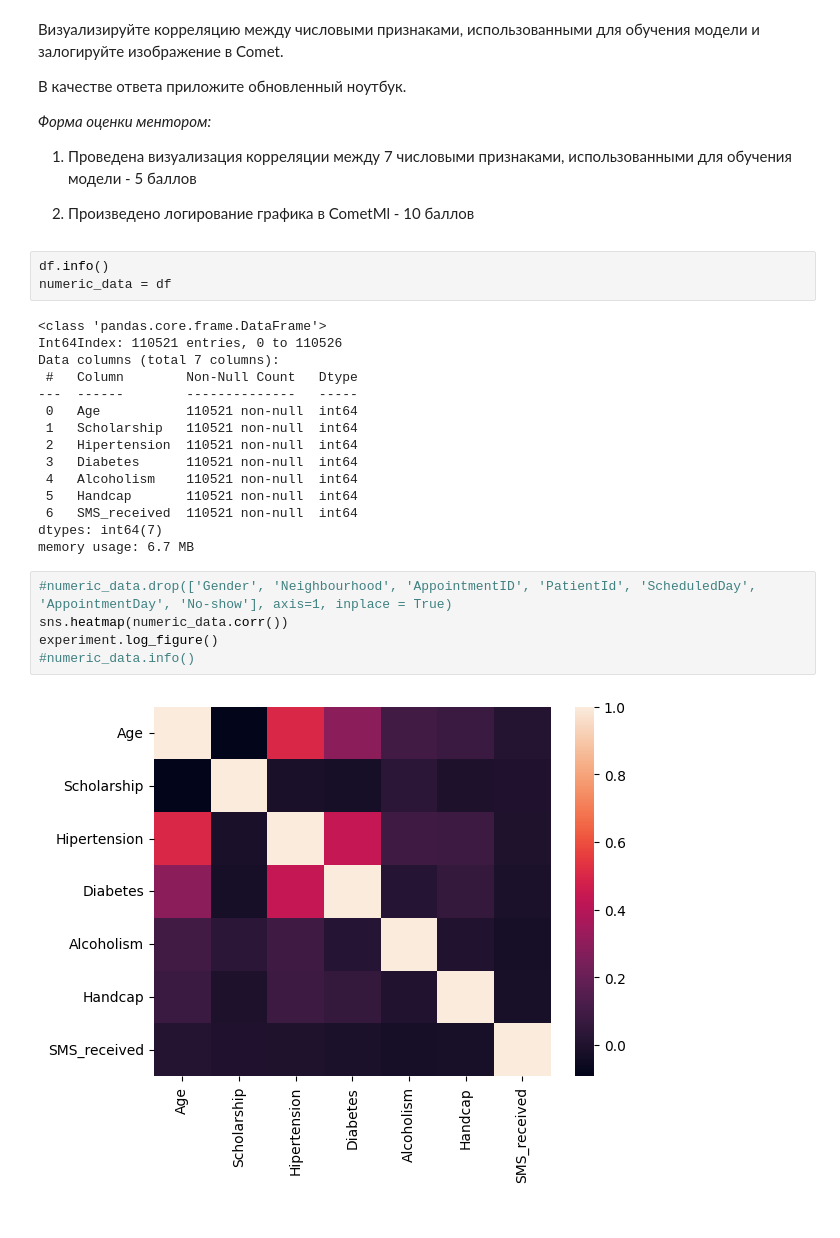
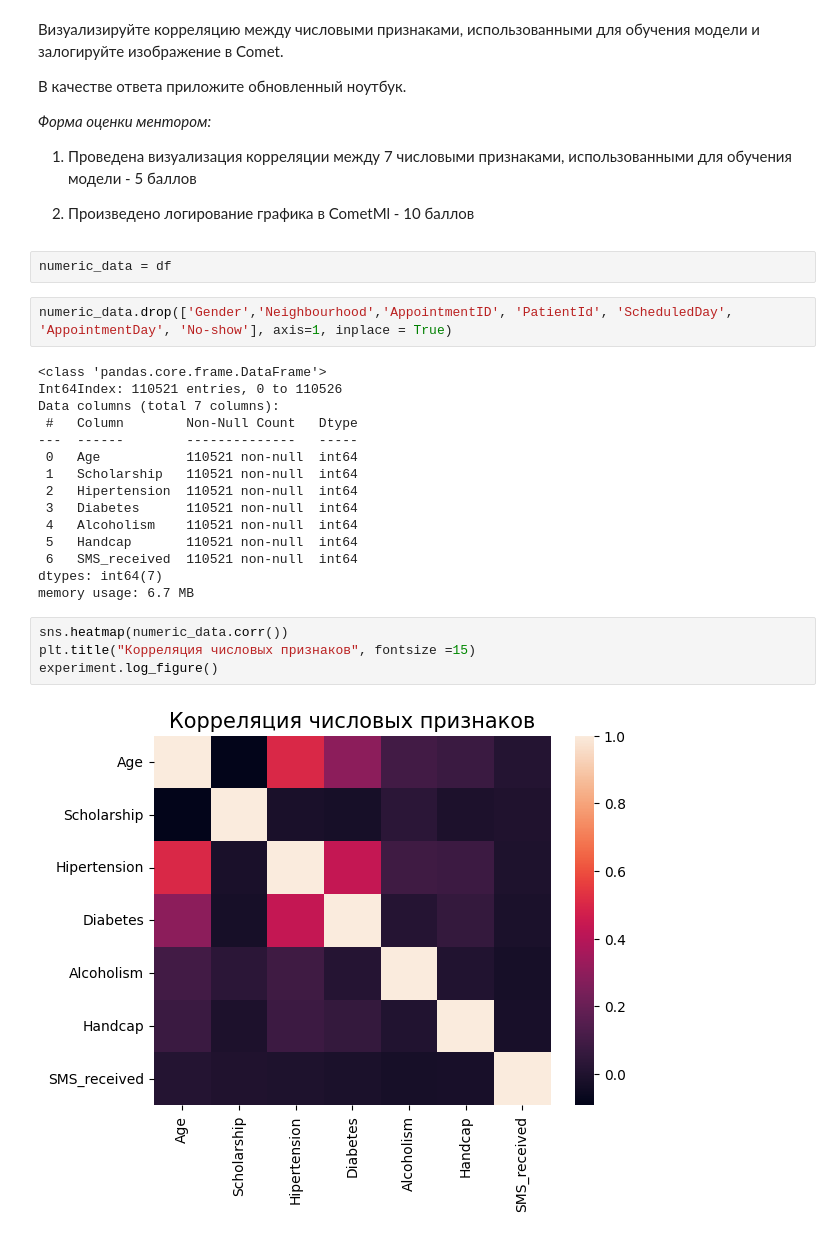
Before and after one commit to Lepnik/data_science_lnv, a Jupyter notebook: EDA_5/noshowappointments_cometml.ipynb, the cells around one changed output. Drawn from its saved outputs; the diff is of its cells as text.

```diff
--- a/EDA_5/noshowappointments_cometml.ipynb
+++ b/EDA_5/noshowappointments_cometml.ipynb
@@ -252,28 +252,28 @@ COMET INFO: Still uploading 1 asset(s), remaining 400.79 KB/21.53 MB, Throughput
 1) Проведена визуализация корреляции между 7 числовыми признаками, использованными для обучения модели - 5 баллов
 
 2) Произведено логирование графика в CometMl - 10 баллов
-# %%
-df.info()
-numeric_data = df
-# %% [output]
-<class 'pandas.core.frame.DataFrame'>
-Int64Index: 110521 entries, 0 to 110526
-Data columns (total 7 columns):
- #   Column        Non-Null Count   Dtype
----  ------        --------------   -----
- 0   Age           110521 non-null  int64
- 1   Scholarship   110521 non-null  int64
- 2   Hipertension  110521 non-null  int64
- 3   Diabetes      110521 non-null  int64
- 4   Alcoholism    110521 non-null  int64
- 5   Handcap       110521 non-null  int64
- 6   SMS_received  110521 non-null  int64
-dtypes: int64(7)
-memory usage: 6.7 MB
+# %%
+numeric_data = df
 # %%
-#numeric_data.drop(['Gender', 'Neighbourhood', 'AppointmentID', 'PatientId', 'ScheduledDay', 'AppointmentDay', 'No-show'], axis=1, inplace = True)
-sns.heatmap(numeric_data.corr())
-experiment.log_figure()
-#numeric_data.info()
+numeric_data.drop(['Gender','Neighbourhood','AppointmentID', 'PatientId', 'ScheduledDay', 'AppointmentDay', 'No-show'], axis=1, inplace = True)
 # %% [output]
-[figure, removed]
+<class 'pandas.core.frame.DataFrame'>
+Int64Index: 110521 entries, 0 to 110526
+Data columns (total 7 columns):
+ #   Column        Non-Null Count   Dtype
+---  ------        --------------   -----
+ 0   Age           110521 non-null  int64
+ 1   Scholarship   110521 non-null  int64
+ 2   Hipertension  110521 non-null  int64
+ 3   Diabetes      110521 non-null  int64
+ 4   Alcoholism    110521 non-null  int64
+ 5   Handcap       110521 non-null  int64
+ 6   SMS_received  110521 non-null  int64
+dtypes: int64(7)
+memory usage: 6.7 MB
+# %%
+sns.heatmap(numeric_data.corr())
+plt.title("Корреляция числовых признаков", fontsize =15)
+experiment.log_figure()
+# %% [output]
+[figure, added]
```
Also changed, not shown: parts of 4 cells of this notebook.
